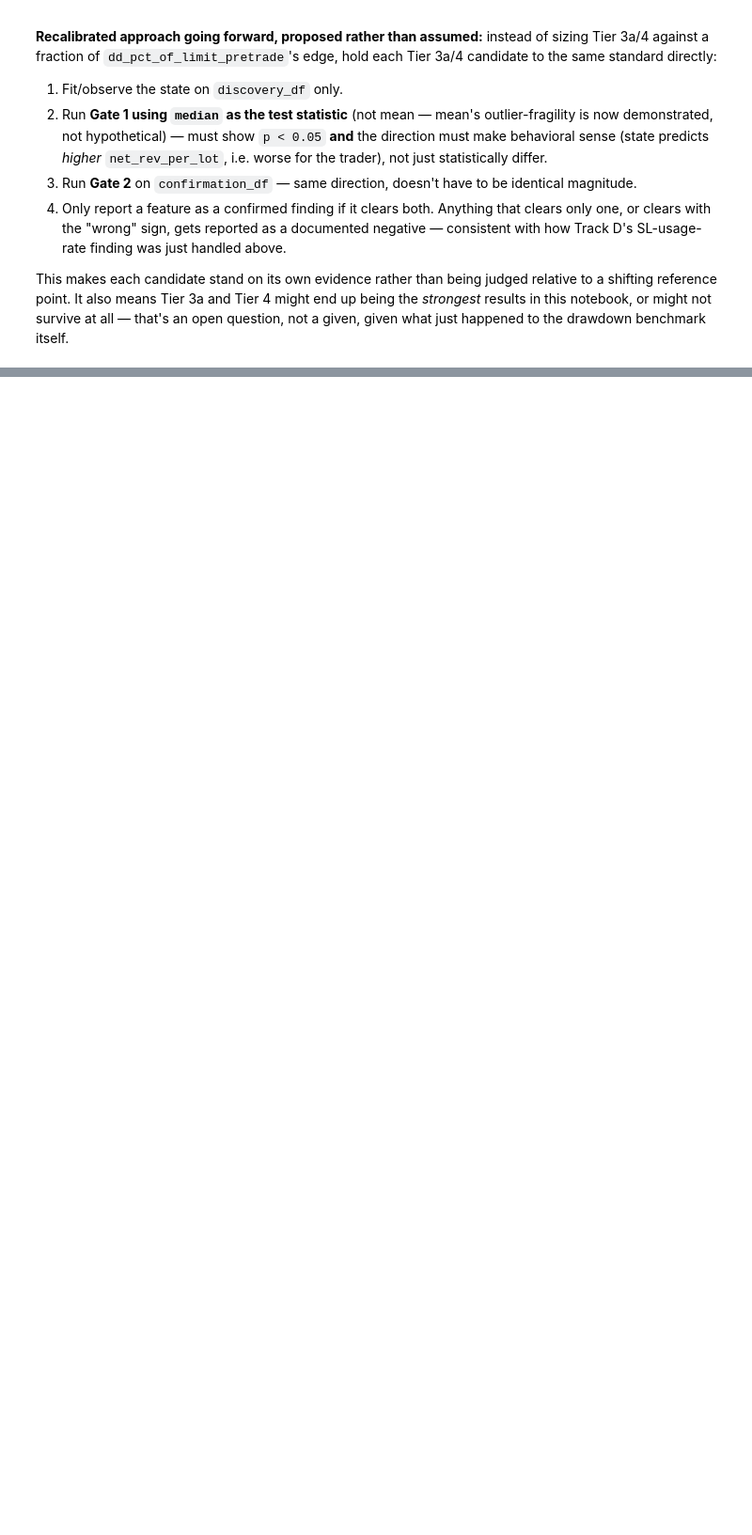
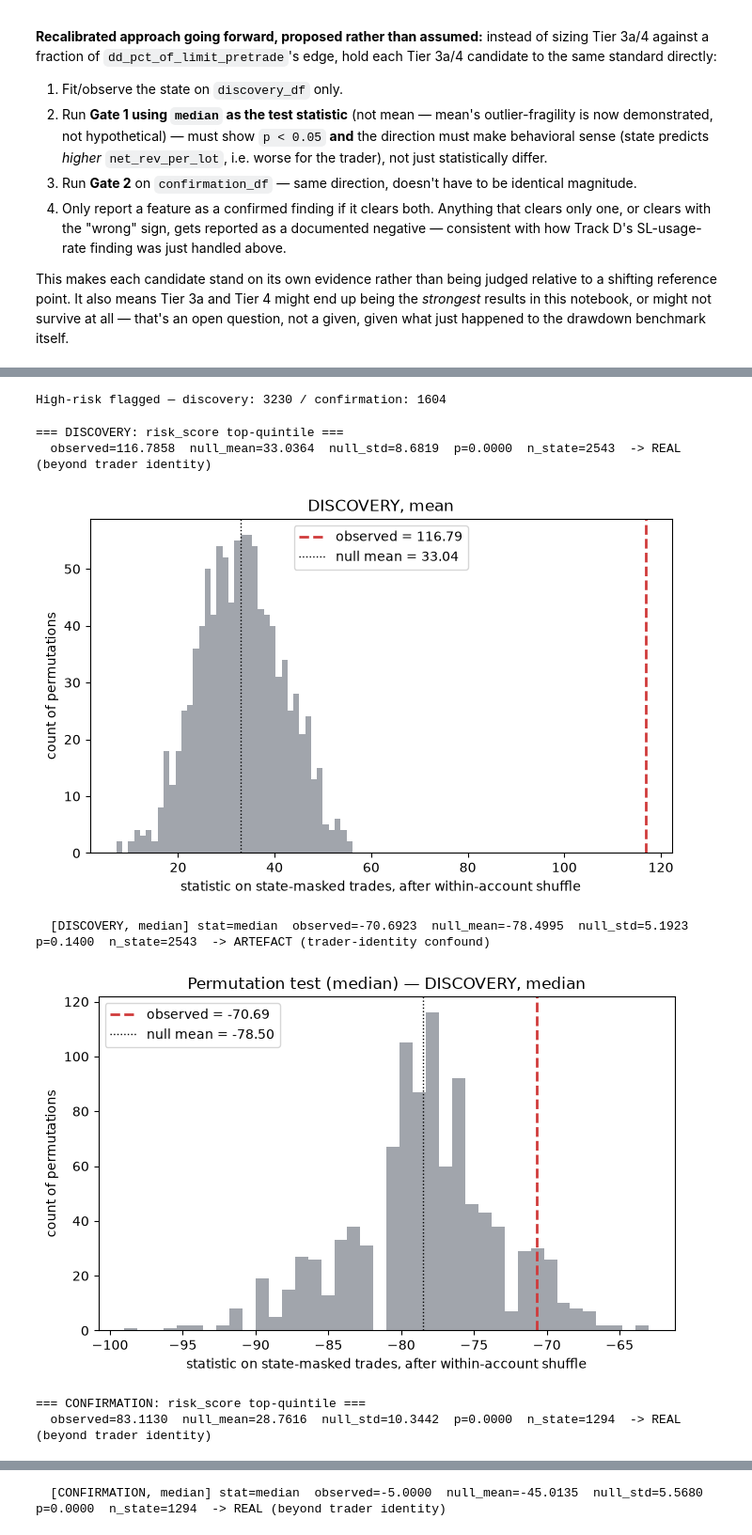
Before and after one commit to aanya006/C22-veNTUre-project, a Jupyter notebook: notebooks/Stage2_FE.ipynb, the cells around one changed output, grey strips where cells are left out. Shown at 94% size. Saved outputs shown, nothing was run; the diff lists cells and outputs as text; code cells hidden in the pictures; blank space fills up the shorter version.

Commit message:
adding in devanshi's risk score (stage 2 DONE)

```diff
--- a/notebooks/Stage2_FE.ipynb
+++ b/notebooks/Stage2_FE.ipynb
@@ -983,0 +1140,38 @@ One row per feature analysed above, pulled from the existing results (no re-runn
+# %%
+no_sl_disc["dur_rank"] = no_sl_disc["durationSec"].rank(pct=True)
+no_sl_disc["size_rank"] = no_sl_disc["amount"].rank(pct=True)
+no_sl_disc["risk_score"] = (no_sl_disc["dur_rank"] + no_sl_disc["size_rank"]) / 2
+
+def apply_risk_score(df):
+    df = df.copy()
+    no_sl_mask = df["has_SL"] == False
+    df["risk_score"] = np.nan
+    df.loc[no_sl_mask, "risk_score"] = (
+        df.loc[no_sl_mask, "durationSec"].rank(pct=True) + df.loc[no_sl_mask, "amount"].rank(pct=True)
+    ) / 2
+    df["high_risk_flag"] = (df["risk_score"] >= no_sl_disc["risk_score"].quantile(0.8))  # top-quintile cutoff, fit on discovery
+    return df
+
+discovery_df = apply_risk_score(discovery_df)
+confirmation_df = apply_risk_score(confirmation_df)
+
+print("High-risk flagged — discovery:", discovery_df["high_risk_flag"].sum(), "/ confirmation:", confirmation_df["high_risk_flag"].sum())
+# %% [output]
+High-risk flagged — discovery: 3230 / confirmation: 1604
+# %%
+work_d = discovery_df.dropna(subset=["dd_pct_of_limit_pretrade"])
+work_c = confirmation_df.dropna(subset=["dd_pct_of_limit_pretrade"])
+
+for label, df_ in [("DISCOVERY", work_d), ("CONFIRMATION", work_c)]:
+    print(f"=== {label}: risk_score top-quintile ===")
+    permutation_test(df_, df_["high_risk_flag"], "net_rev_per_lot", n_perm=1000, seed=0, title=f"{label}, mean")
+    permutation_test_stat(df_, df_["high_risk_flag"], "net_rev_per_lot", stat_fn=np.median, n_perm=1000, seed=0, label=f"{label}, median")
+    print()
+# %% [output]
+=== DISCOVERY: risk_score top-quintile ===
+  observed=116.7858  null_mean=33.0364  null_std=8.6819  p=0.0000  n_state=2543  -> REAL (beyond trader identity)
+[figure, added]
+  [DISCOVERY, median] stat=median  observed=-70.6923  null_mean=-78.4995  null_std=5.1923  p=0.1400  n_state=2543  -> ARTEFACT (trader-identity confound)
+[figure, added]
+=== CONFIRMATION: risk_score top-quintile ===
+  observed=83.1130  null_mean=28.7616  null_std=10.3442  p=0.0000  n_state=1294  -> REAL (beyond trader identity)
@@ -983,0 +1179 @@ One row per feature analysed above, pulled from the existing results (no re-runn
+  [CONFIRMATION, median] stat=median  observed=-5.0000  null_mean=-45.0135  null_std=5.5680  p=0.0000  n_state=1294  -> REAL (beyond trader identity)
```
Also changed, not shown: parts of 17 cells of this notebook.
